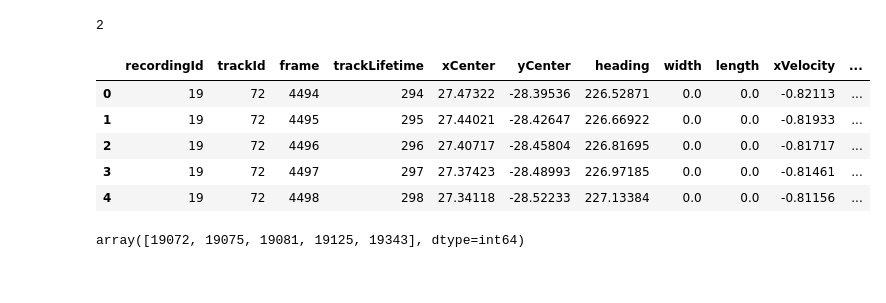
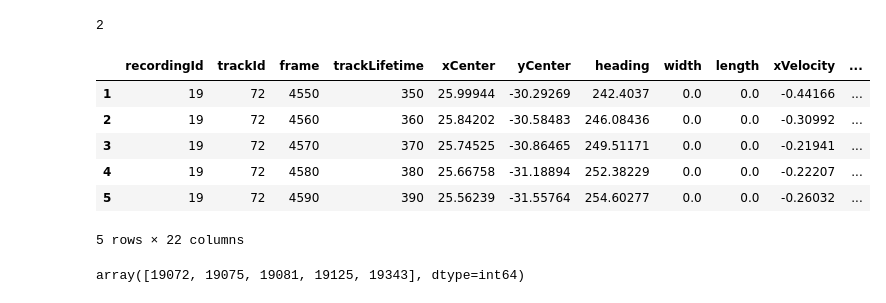
Before and after one commit to ika-rwth-aachen/drone-dataset-tools, a Jupyter notebook: src/notebooks/RecordingData.ipynb, the cells around one changed output. Cells and saved outputs as stored; diff of their text form; code cells hidden in the pictures.

```diff
--- a/src/notebooks/RecordingData.ipynb
+++ b/src/notebooks/RecordingData.ipynb
@@ -75,15 +79,16 @@ sceneData.locationId
 # %% [output]
 2
 # %%
-crossingDf = sceneData.getClippedPedDfs()
+crossingDf = sceneData.getPedDataInSceneCorrdinates()
 crossingDf.head()
 # %% [output]
 |  | recordingId | trackId | frame | trackLifetime | xCenter | yCenter | heading | width | length | xVelocity | ... |
-| 0 | 19 | 72 | 4494 | 294 | 27.47322 | -28.39536 | 226.52871 | 0.0 | 0.0 | -0.82113 | ... |
-| 1 | 19 | 72 | 4495 | 295 | 27.44021 | -28.42647 | 226.66922 | 0.0 | 0.0 | -0.81933 | ... |
-| 2 | 19 | 72 | 4496 | 296 | 27.40717 | -28.45804 | 226.81695 | 0.0 | 0.0 | -0.81717 | ... |
-| 3 | 19 | 72 | 4497 | 297 | 27.37423 | -28.48993 | 226.97185 | 0.0 | 0.0 | -0.81461 | ... |
-| 4 | 19 | 72 | 4498 | 298 | 27.34118 | -28.52233 | 227.13384 | 0.0 | 0.0 | -0.81156 | ... |
+| 1 | 19 | 72 | 4550 | 350 | 25.99944 | -30.29269 | 242.4037 | 0.0 | 0.0 | -0.44166 | ... |
+| 2 | 19 | 72 | 4560 | 360 | 25.84202 | -30.58483 | 246.08436 | 0.0 | 0.0 | -0.30992 | ... |
+| 3 | 19 | 72 | 4570 | 370 | 25.74525 | -30.86465 | 249.51171 | 0.0 | 0.0 | -0.21941 | ... |
+| 4 | 19 | 72 | 4580 | 380 | 25.66758 | -31.18894 | 252.38229 | 0.0 | 0.0 | -0.22207 | ... |
+| 5 | 19 | 72 | 4590 | 390 | 25.56239 | -31.55764 | 254.60277 | 0.0 | 0.0 | -0.26032 | ... |
+5 rows × 22 columns
 # %%
 sceneData.uniquePedIds()
 # %% [output]
```
Also changed, not shown: parts of 7 cells of this notebook, 3 other files.
